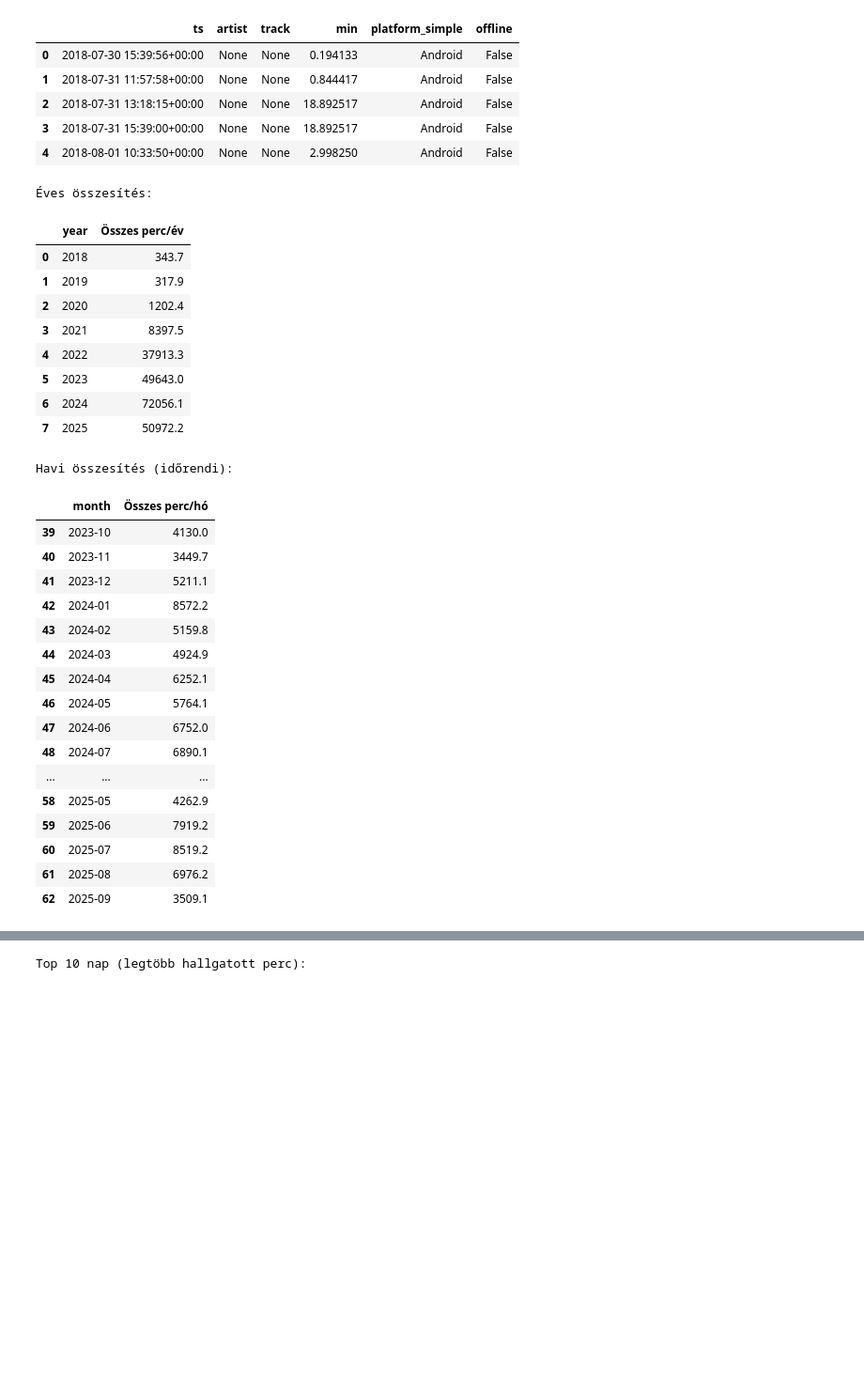
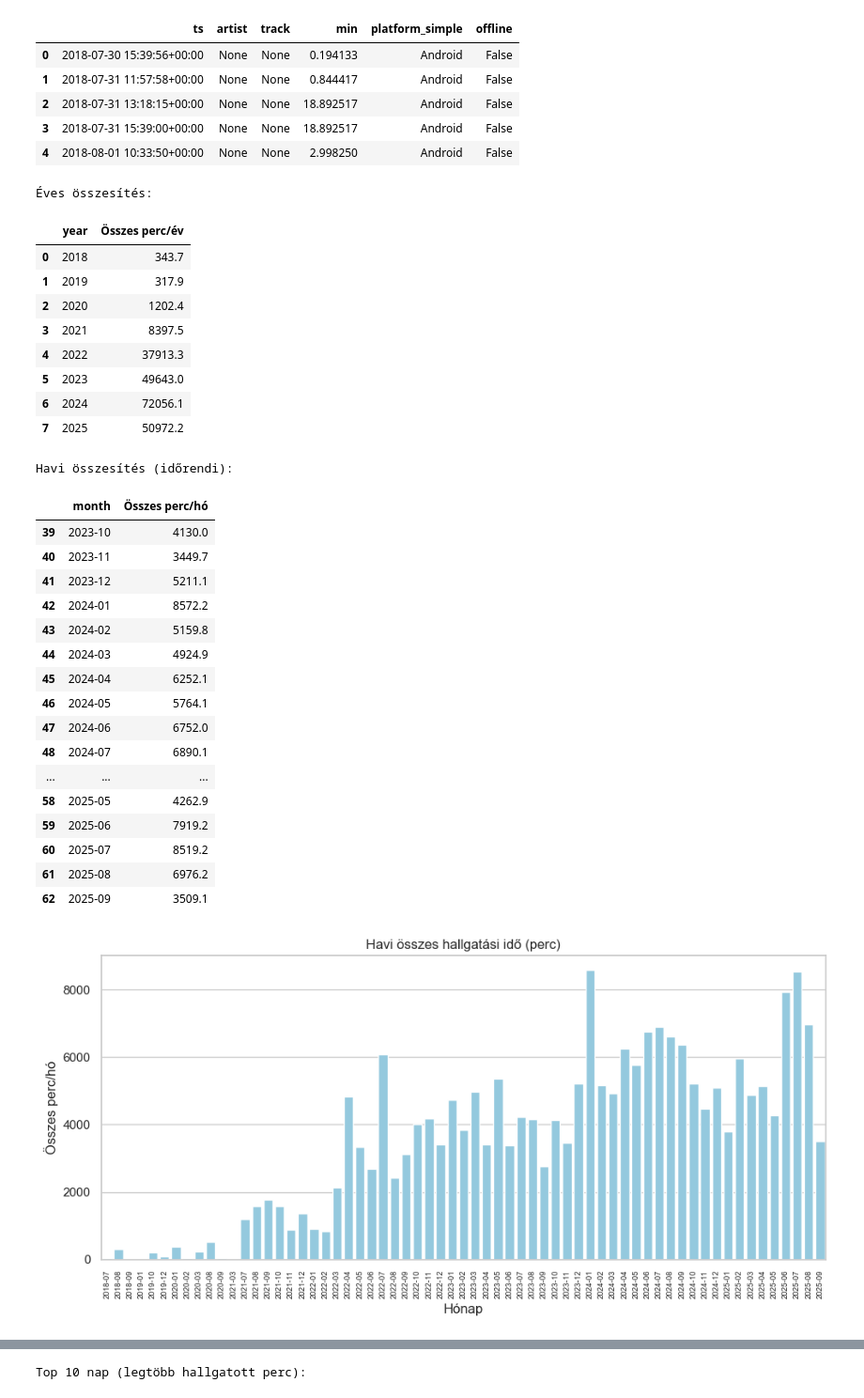
Before and after one commit to Gondocs/adatelemzes, a Jupyter notebook: adatelemzes_egyszeru.ipynb, the cells around one changed output, grey strips where cells are left out. Shown: that part at 94% size. Cells and saved outputs as stored; diff of their text form; code cells hidden in the pictures; blank space fills up the shorter version.

```diff
--- a/adatelemzes_egyszeru.ipynb
+++ b/adatelemzes_egyszeru.ipynb
@@ -137,35 +139,48 @@ display(ev)  # Éves összes percek táblázata
 
 print('Havi összesítés (időrendi):')
 display(honap.tail(24))  # Utolsó 24 hónap (friss időszak fókusz)
+
+# Ritkn látott diagram
+plt.figure(figsize=(10,5))  # Ábra létrehozása adott méretben
+sns.barplot(data=honap, x='month', y='Összes perc/hó', color='skyblue')  # Oszlopdiagram Seaborn-nal
+# nagyobb rés az x tengelyen
+plt.tick_params(axis='x', labelsize=7)  # X tengely feliratok mérete
+plt.xticks(rotation=90)  # X tengely feliratok forgatása
+plt.title('Havi összes hallgatási idő (perc)')  # Cím
+plt.xlabel('Hónap')  # X tengely felirat
+plt.ylabel('Összes perc/hó')  # Y tengely felirat
+plt.tight_layout()  # Elrendezés optimalizálása
+plt.show()  # Ábra megjelenítése
 # %% [output]
 Éves összesítés:
 |  | year | Összes perc/év |
 | 0 | 2018 | 343.7 |
 | 1 | 2019 | 317.9 |
 | 2 | 2020 | 1202.4 |
 | 3 | 2021 | 8397.5 |
 | 4 | 2022 | 37913.3 |
 | 5 | 2023 | 49643.0 |
 | 6 | 2024 | 72056.1 |
 | 7 | 2025 | 50972.2 |
 Havi összesítés (időrendi):
 |  | month | Összes perc/hó |
 | 39 | 2023-10 | 4130.0 |
 | 40 | 2023-11 | 3449.7 |
 | 41 | 2023-12 | 5211.1 |
 | 42 | 2024-01 | 8572.2 |
 | 43 | 2024-02 | 5159.8 |
 | 44 | 2024-03 | 4924.9 |
 | 45 | 2024-04 | 6252.1 |
 | 46 | 2024-05 | 5764.1 |
 | 47 | 2024-06 | 6752.0 |
 | 48 | 2024-07 | 6890.1 |
 | ... | ... | ... |
 | 58 | 2025-05 | 4262.9 |
 | 59 | 2025-06 | 7919.2 |
 | 60 | 2025-07 | 8519.2 |
 | 61 | 2025-08 | 6976.2 |
 | 62 | 2025-09 | 3509.1 |
+[figure, added]
 # %%
 # 5/a) Top 10 előadó (összes perc alapján)
 top_artists = (
```
Also changed, not shown: parts of 14 cells of this notebook.
